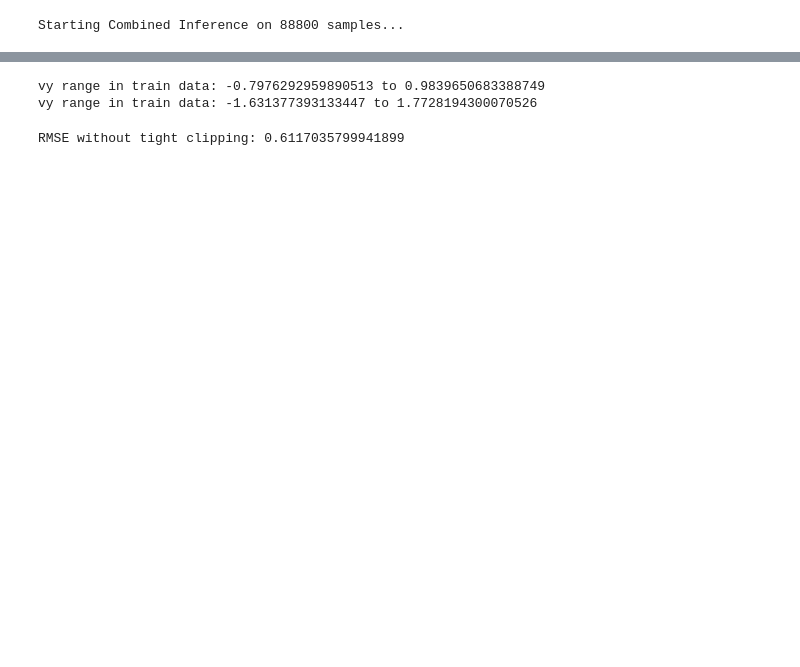
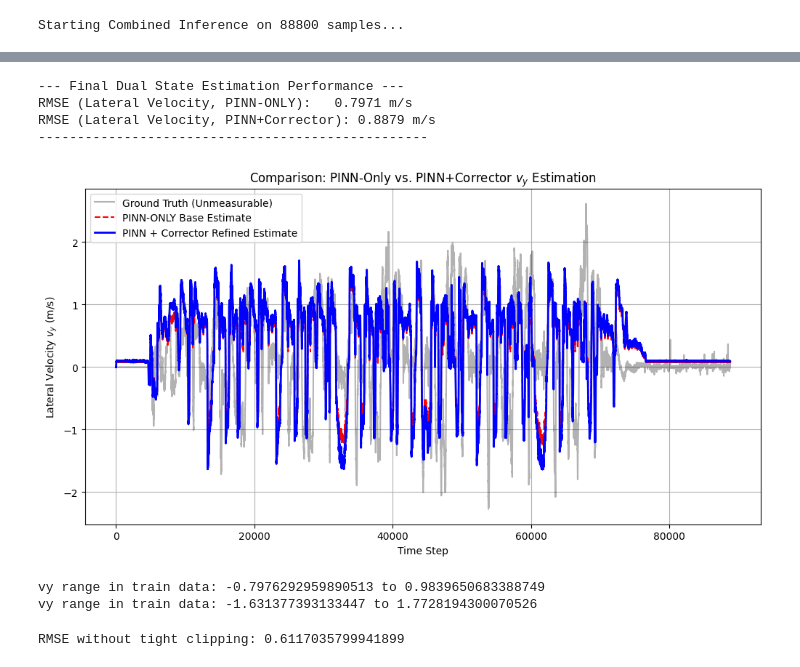
Before and after one commit to Balakarthik15/VEHICLE_SIDESLIP_ESTIMATION_PINNS, a Jupyter notebook: Group_3_TasksTrain_data/processMatFile_Task3_TuneV2.ipynb, the cells around one changed output, grey strips where cells are left out. Cells and saved outputs as stored; diff of their text form; code cells hidden in the pictures; blank space fills up the shorter version.

```diff
--- a/Group_3_TasksTrain_data/processMatFile_Task3_TuneV2.ipynb
+++ b/Group_3_TasksTrain_data/processMatFile_Task3_TuneV2.ipynb
@@ -5238,3 +5505,38 @@ Final RMSE (Lateral Velocity, vy) Refined: 2.2456 m/s
+# %%
+
+# Calculate RMSE for both estimates
+def calculate_rmse(predictions, ground_truth):
+    # Only compare from index 1 onward
+    return np.sqrt(np.mean((predictions[1:] - ground_truth[1:]) ** 2))
+
+rmse_vy_base = calculate_rmse(vy_base, vy_true)
+rmse_vy_refined = calculate_rmse(vy_refined, vy_true)
+
+print("\n--- Final Dual State Estimation Performance ---")
+print(f"RMSE (Lateral Velocity, PINN-ONLY):   {rmse_vy_base:.4f} m/s")
+print(f"RMSE (Lateral Velocity, PINN+Corrector): {rmse_vy_refined:.4f} m/s")
+print("--------------------------------------------------")
+
+# -----------------------------------------------------------------
+# PLOT: Base vs. Refined
+# -----------------------------------------------------------------
+
+plt.figure(figsize=(12, 6))
+plt.plot(vy_true, 'k-', label='Ground Truth (Unmeasurable)', alpha=0.3)
+plt.plot(vy_base, 'r--', label='PINN-ONLY Base Estimate', linewidth=1.5)
+plt.plot(vy_refined, 'b', label='PINN + Corrector Refined Estimate', linewidth=2)
+plt.title("Comparison: PINN-Only vs. PINN+Corrector $v_y$ Estimation")
+plt.xlabel("Time Step")
+plt.ylabel("Lateral Velocity $v_y$ (m/s)")
+plt.legend()
+plt.grid(True)
+plt.show()
+# %% [output]
+--- Final Dual State Estimation Performance ---
+RMSE (Lateral Velocity, PINN-ONLY):   0.7971 m/s
+RMSE (Lateral Velocity, PINN+Corrector): 0.8879 m/s
+--------------------------------------------------
+[figure, added]
 # %%
 import numpy as np
 import torch
```
Also changed, not shown: parts of 19 cells of this notebook.
